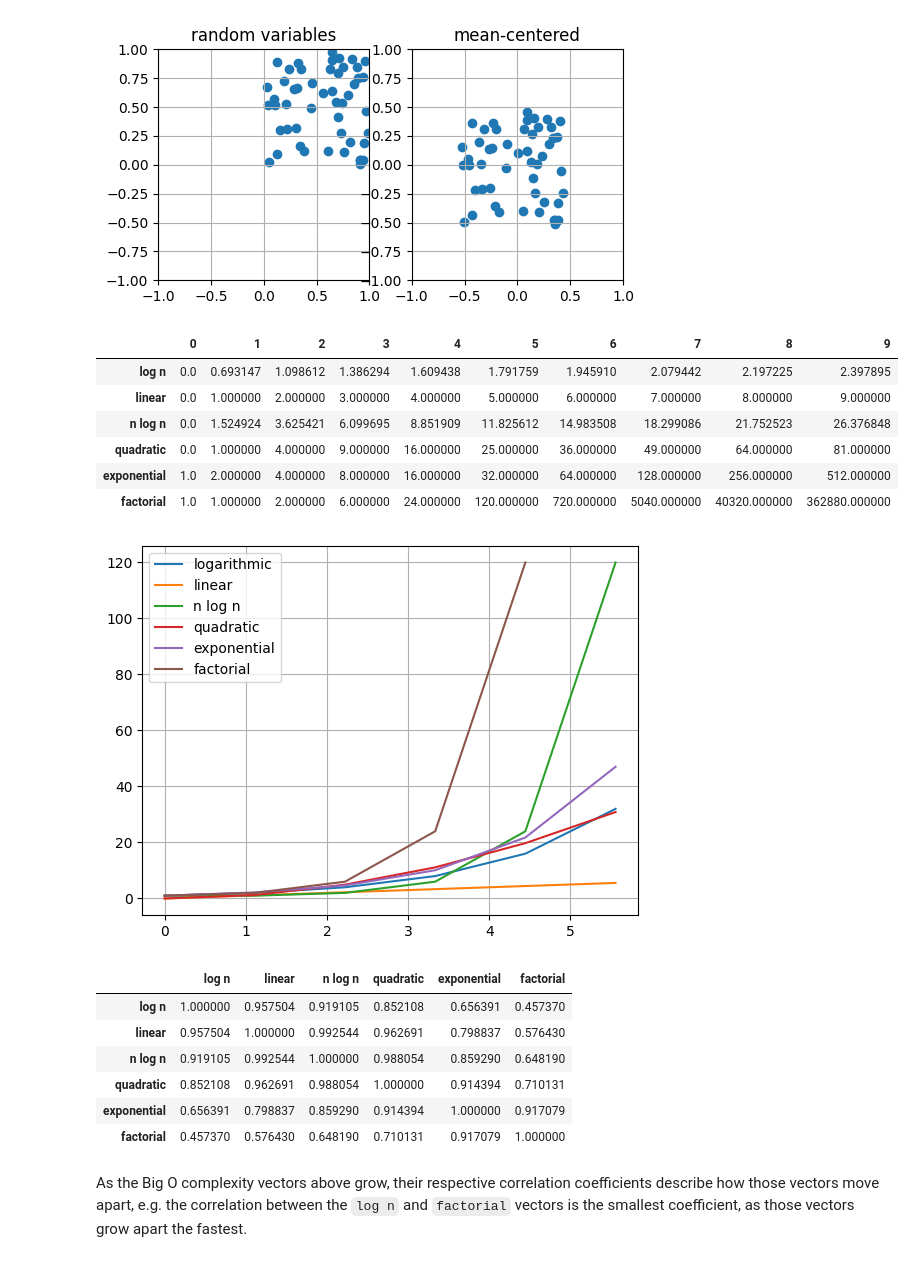
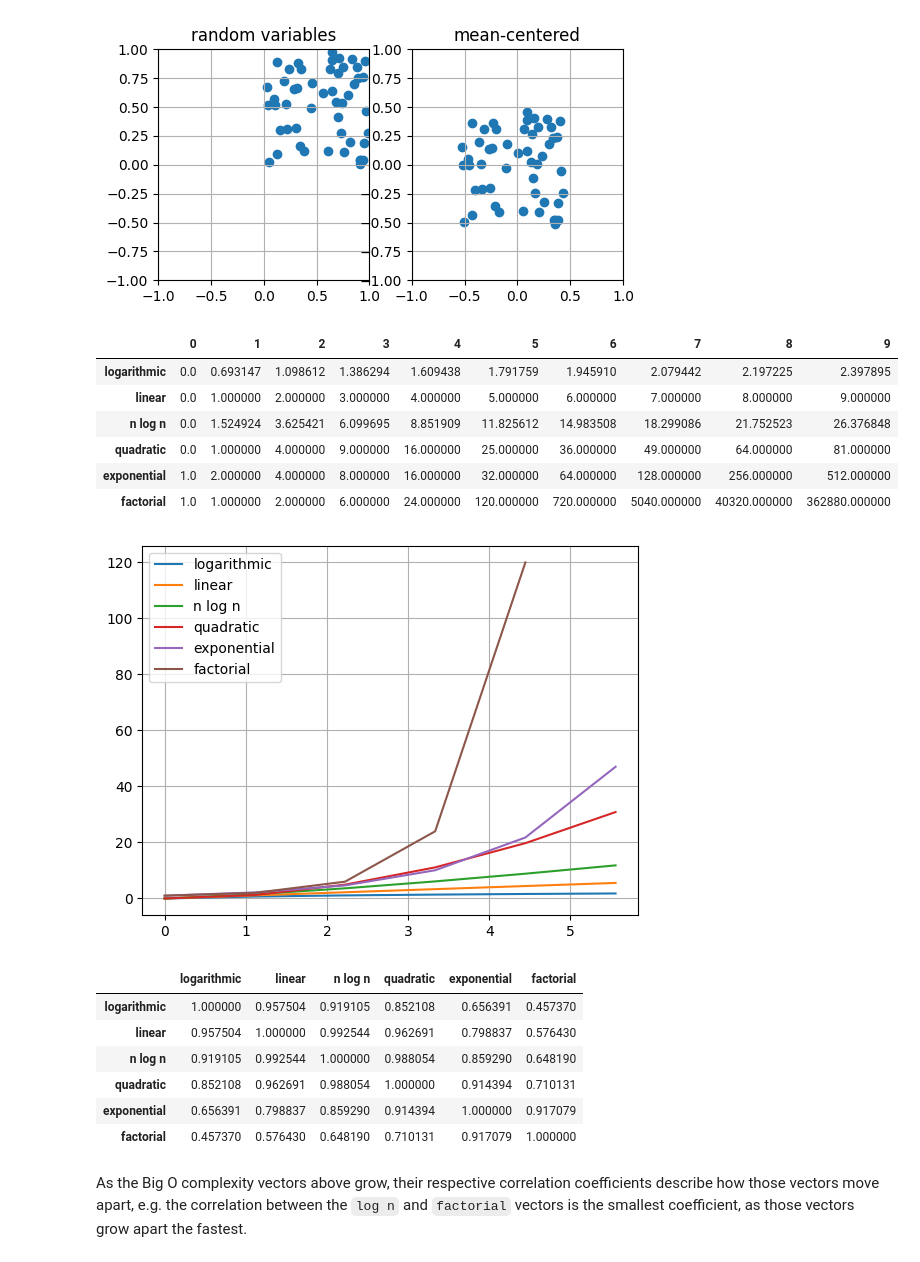
Before and after one commit to solarecho3/vectors, a Jupyter notebook: vectors.ipynb, the cells around one changed output. Saved outputs shown, nothing was run; the diff lists cells and outputs as text; code cells hidden in the pictures.

Commit message:
logarithms for PCC and corr matrix

```diff
--- a/vectors.ipynb
+++ b/vectors.ipynb
@@ -920,42 +920,42 @@ b = a
 c = a**2
 d = 2**a
 a2 = np.linspace(0,11,11)
 e = [math.log(int(x)) for x in a2 if x > 0]
 f = [math.log(int(x))*x for x in a2 if x > 0]
 g = [math.factorial(int(x)) for x in a2 if x > 0]
 
 l = pd.Series([i for i in range(10)])
 q = pd.Series([i**2 for i in range(10)])
 e = pd.Series([2**i for i in range(10)])
-logn = [math.log(int(x)) for x in a2 if x > 0]
-nlogn = [math.log(int(x))*x for x in a2 if x > 0]
+logn = pd.Series([math.log(int(x)) for x in a2 if x > 0])
+nlogn = pd.Series([math.log(int(x))*x for x in a2 if x > 0])
 f = pd.Series([math.factorial(i) for i in range(10)])
-df = pd.DataFrame([logn,l,nlogn,q,e,f], index=["log n","linear","n log n","quadratic","exponential","factorial"])
+df = pd.DataFrame([logn,l,nlogn,q,e,f], index=["logarithmic","linear","n log n","quadratic","exponential","factorial"])
 
 display(df)
 
-plt.plot(a[:6],e[:6],label="logarithmic")
+plt.plot(a[:6],logn[:6],label="logarithmic")
 plt.plot(a[:6],b[:6],label="linear")
-plt.plot(a[:6],f[:6],label="n log n")
+plt.plot(a[:6],nlogn[:6],label="n log n")
 plt.plot(a[:6],c[:6],label="quadratic")
 plt.plot(a[:6],d[:6],label="exponential")
 plt.plot(a[:5],g[:5],label="factorial")
 plt.grid()
 plt.legend()
 plt.show()
 
 display(df.T.corr())
 # %% [output]
 |  | 0 | 1 | 2 | 3 | 4 | 5 | 6 | 7 | 8 | 9 |
-| log n | 0.0 | 0.693147 | 1.098612 | 1.386294 | 1.609438 | 1.791759 | 1.945910 | 2.079442 | 2.197225 | 2.397895 |
+| logarithmic | 0.0 | 0.693147 | 1.098612 | 1.386294 | 1.609438 | 1.791759 | 1.945910 | 2.079442 | 2.197225 | 2.397895 |
 | linear | 0.0 | 1.000000 | 2.000000 | 3.000000 | 4.000000 | 5.000000 | 6.000000 | 7.000000 | 8.000000 | 9.000000 |
 | n log n | 0.0 | 1.524924 | 3.625421 | 6.099695 | 8.851909 | 11.825612 | 14.983508 | 18.299086 | 21.752523 | 26.376848 |
 | quadratic | 0.0 | 1.000000 | 4.000000 | 9.000000 | 16.000000 | 25.000000 | 36.000000 | 49.000000 | 64.000000 | 81.000000 |
 | exponential | 1.0 | 2.000000 | 4.000000 | 8.000000 | 16.000000 | 32.000000 | 64.000000 | 128.000000 | 256.000000 | 512.000000 |
 | factorial | 1.0 | 1.000000 | 2.000000 | 6.000000 | 24.000000 | 120.000000 | 720.000000 | 5040.000000 | 40320.000000 | 362880.000000 |
-[figure, old version]
+[figure, new version]
-|  | log n | linear | n log n | quadratic | exponential | factorial |
-| log n | 1.000000 | 0.957504 | 0.919105 | 0.852108 | 0.656391 | 0.457370 |
+|  | logarithmic | linear | n log n | quadratic | exponential | factorial |
+| logarithmic | 1.000000 | 0.957504 | 0.919105 | 0.852108 | 0.656391 | 0.457370 |
 | linear | 0.957504 | 1.000000 | 0.992544 | 0.962691 | 0.798837 | 0.576430 |
 | n log n | 0.919105 | 0.992544 | 1.000000 | 0.988054 | 0.859290 | 0.648190 |
 | quadratic | 0.852108 | 0.962691 | 0.988054 | 1.000000 | 0.914394 | 0.710131 |
```
Also changed, not shown: parts of 1 cell of this notebook.
